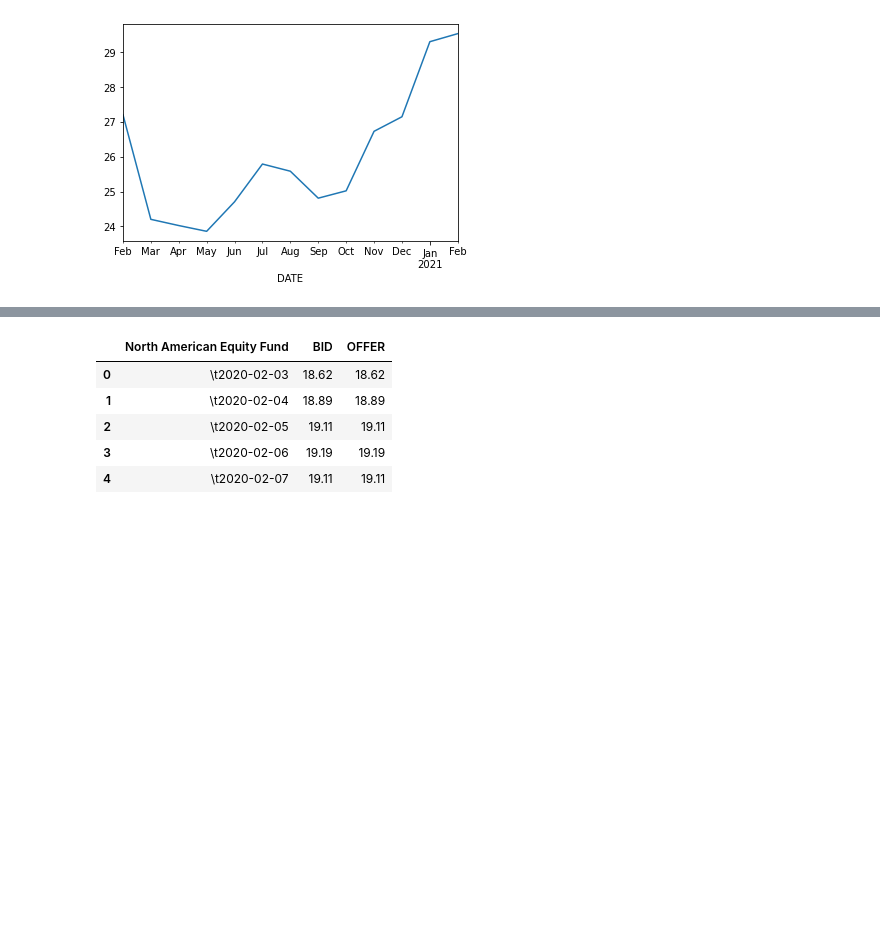
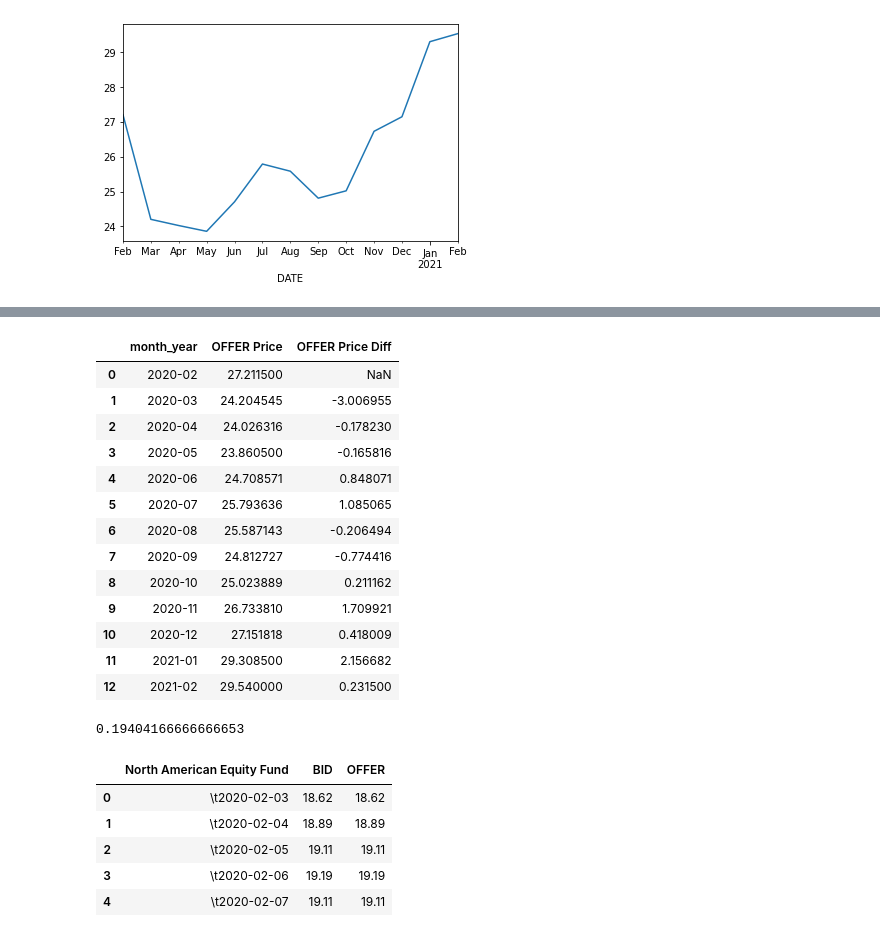
Before and after one commit to easonlai/mpf-fund-analysis-v1, a Jupyter notebook: mpf-fund-analysis-v1.ipynb, the cells around one changed output, grey strips where cells are left out. Cells and saved outputs as stored; diff of their text form; code cells hidden in the pictures; blank space fills up the shorter version.

```diff
--- a/mpf-fund-analysis-v1.ipynb
+++ b/mpf-fund-analysis-v1.ipynb
@@ -78,3 +110,26 @@ data1.resample('1M').mean()['OFFER Price'].plot()
+# %%
+data1a = data1.groupby(['month_year'], sort=True, as_index=False)['OFFER Price'].mean()
+data1a['OFFER Price Diff'] = data1a['OFFER Price'].diff()
+data1a
+# %% [output]
+|  | month_year | OFFER Price | OFFER Price Diff |
+| 0 | 2020-02 | 27.211500 | NaN |
+| 1 | 2020-03 | 24.204545 | -3.006955 |
+| 2 | 2020-04 | 24.026316 | -0.178230 |
+| 3 | 2020-05 | 23.860500 | -0.165816 |
+| 4 | 2020-06 | 24.708571 | 0.848071 |
+| 5 | 2020-07 | 25.793636 | 1.085065 |
+| 6 | 2020-08 | 25.587143 | -0.206494 |
+| 7 | 2020-09 | 24.812727 | -0.774416 |
+| 8 | 2020-10 | 25.023889 | 0.211162 |
+| 9 | 2020-11 | 26.733810 | 1.709921 |
+| 10 | 2020-12 | 27.151818 | 0.418009 |
+| 11 | 2021-01 | 29.308500 | 2.156682 |
+| 12 | 2021-02 | 29.540000 | 0.231500 |
+# %%
+data1a['OFFER Price Diff'].mean()
+# %% [output]
+0.19404166666666653
 # %%
 # Load dataset 2
 data2 = pd.read_csv("./data/hsbc_north_american_equity_fund_02022020-01022021.csv")
```
Also changed, not shown: parts of 2 cells of this notebook.
